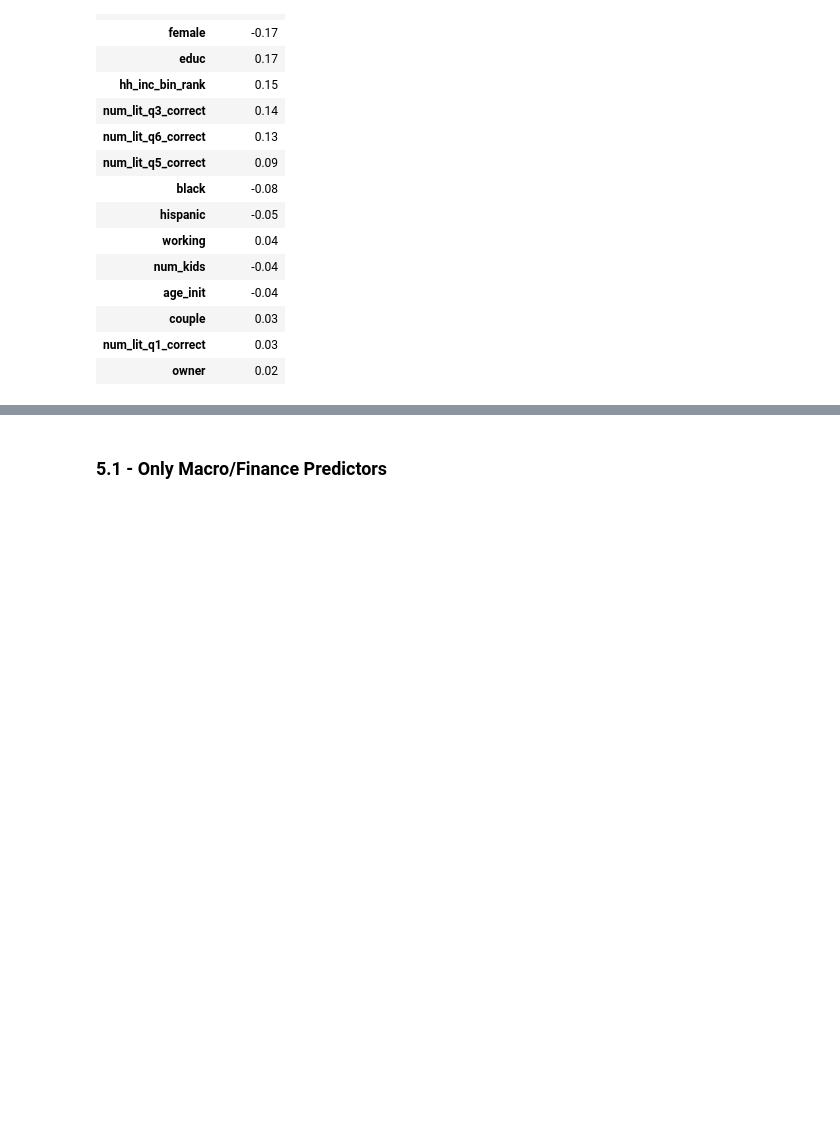
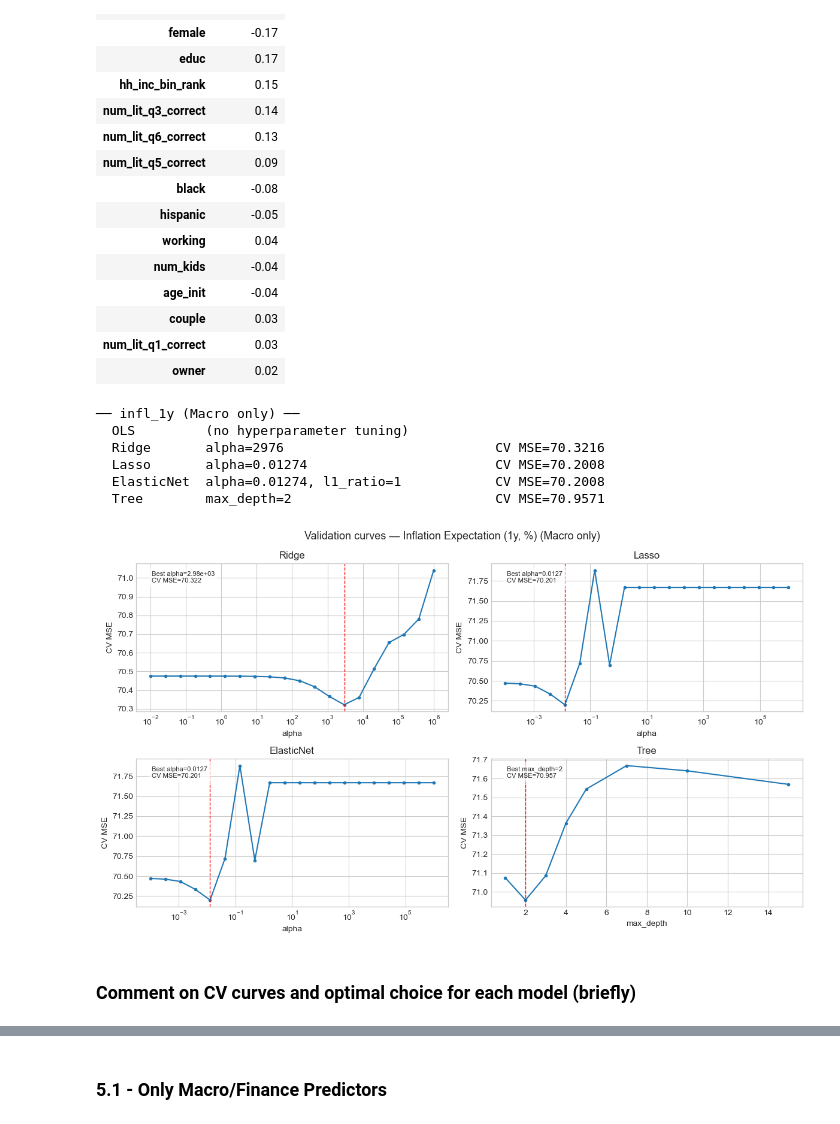
Before and after one commit to MHS17-NHH/FIE463-V26, a Jupyter notebook: data/solution.ipynb, the cells around one changed output, grey strips where cells are left out. Drawn from its saved outputs; the diff is of its cells as text; code cells hidden in the pictures; blank space fills up the shorter version.

```diff
--- a/data/solution.ipynb
+++ b/data/solution.ipynb
@@ -864,33 +867,35 @@ def make_preprocessor(num_cols, cat_cols, scale=True):
         ))
     return ColumnTransformer(transformers)
 # %%
+# Reusable model to fit regressions with optional hyperparameter tuning using GridSearchCV, returning the fitted pipeline and CV results if applicable
 def fit_model(X, y, model_cfg, num_cols, cat_cols, cv_folds=5):
     """
     Fit a regression model with optional hyperparameter tuning using GridSearchCV.
     """
+    # Create a preprocessing pipeline based on the specified numeric and categorical columns, with optional scaling for numeric features
     pre = make_preprocessor(num_cols, cat_cols, scale=model_cfg["scale"])
     pipe = Pipeline([
         ("preprocessor", pre),
         ("estimator", clone(model_cfg["estimator"])),
     ])
-
+    # If no hyperparameter tuning is specified, fit the pipeline directly and return the fitted model
     if model_cfg["param_grid"] is None:
         pipe.fit(X, y)
         return {
             "pipeline": pipe,
             "has_cv": False,
         }
-
+    # GridSearchCV for hyperparameter tuning with negative mean squared error as the scoring metric, using the specified number of CV folds and parallel processing
     gs = GridSearchCV(
         pipe,
         model_cfg["param_grid"],
-        cv=KFold(n_splits=cv_folds, shuffle=True, random_state=0),
+        cv=cv_folds,
         scoring="neg_mean_squared_error",
         n_jobs=-1,
         refit=True,
     )
     gs.fit(X, y)
-
+    # Return the best estimator along with CV results and best hyperparameters if applicable
     return {
         "pipeline": gs.best_estimator_,
         "has_cv": True,
@@ -956,17 +970,22 @@ def format_params(params):
     return ", ".join(parts)
 # %%
+# Reusable function to run the entire modeling and validation curve process for a given target variable and feature set, including fitting all models, printing results, and plotting validation curves for the specified models
 def run_cv_for_target(train, target, num_cols, cat_cols, feature_set_name):
+    """Run the modeling and validation curve process for a given target variable and feature set."""
+    # Prepare the feature matrix X and target vector y from the training data based on the specified numeric and categorical columns and the target variable
     X = train[num_cols + cat_cols]
     y = train[target]
-
+    # Print the target variable and feature set being used for this run, and initialize a dictionary to store results for each model
     print(f"\n── {target} ({feature_set_name}) ──")
     results = {}
 
-    # ---- 1) Fit all models and print nicely formatted summary -----------------
+    # 1) Fit all models and print nicely formatted summary
     for model_name, cfg in MODELS.items():
+        # Fit the model using the fit_model function, which handles preprocessing, model fitting, and hyperparameter tuning if applicable
         res = fit_model(X, y, cfg, num_cols, cat_cols, cv_folds=CV_FOLDS)
+        # Store the results for this model in the results dictionary for later use in plotting validation curves
         results[model_name] = res
-
+        # Print the results for this model, including the best hyperparameters and CV MSE if applicable; if no CV was performed, indicate that in the output
         if res.get("has_cv", False):
             best_mse = res["best_score"]
             best_params = res["best_params"]
@@ -975,7 +994,7 @@ def run_cv_for_target(train, target, num_cols, cat_cols, feature_set_name):
         else:
             print(f"  {model_name:11s} (no hyperparameter tuning)")
 
-    # ---- 2) Build a single 2×2 figure with validation curves -----------------
+    # 2) Build a single 2×2 figure with validation curves
     # Models we want to show, in fixed order:
     curve_models = ["Ridge", "Lasso", "ElasticNet", "Tree"]
     # 2×2 grid
@@ -986,7 +1005,7 @@ def run_cv_for_target(train, target, num_cols, cat_cols, feature_set_name):
         cfg = MODELS[mname]
         res = results[mname]
         curve_data = collect_validation_curve_data(mname, cfg, res)
-
+        # If there is no CV data for this model (e.g. OLS), skip the plot and indicate that in the title
         if curve_data is None:
             ax.set_title(mname + " (no CV)")
             ax.axis("off")
@@ -1080,3 +1099,27 @@ def test_metrics(results, test, target, num_cols, cat_cols, feature_set_name):
         })
 
     return pd.DataFrame(rows)
+# %%
+# Initialize result storing structures
+all_metrics = []
+macro_only_results = {}
+# Initialize numerical and categorical feature lists for the "Macro only" feature set
+num, cat = FEATURE_SETS["Macro only"]
+
+# Choose which target to model
+target = "infl_1y"
+
+# Run CV, store results and compute test metrics for the "Macro only" feature set
+res = run_cv_for_target(train, target, num, cat, "Macro only")
+macro_only_results[target] = res
+all_metrics.append(test_metrics(res, test, target, num, cat, "Macro only"))
+# %% [output]
+── infl_1y (Macro only) ──
+  OLS         (no hyperparameter tuning)
+  Ridge       alpha=2976                           CV MSE=70.3216
+  Lasso       alpha=0.01274                        CV MSE=70.2008
+  ElasticNet  alpha=0.01274, l1_ratio=1            CV MSE=70.2008
+  Tree        max_depth=2                          CV MSE=70.9571
+[figure, added]
+# %% [markdown]
+### Comment on CV curves and optimal choice for each model (briefly)
```
Also changed, not shown: parts of 28 cells of this notebook.
